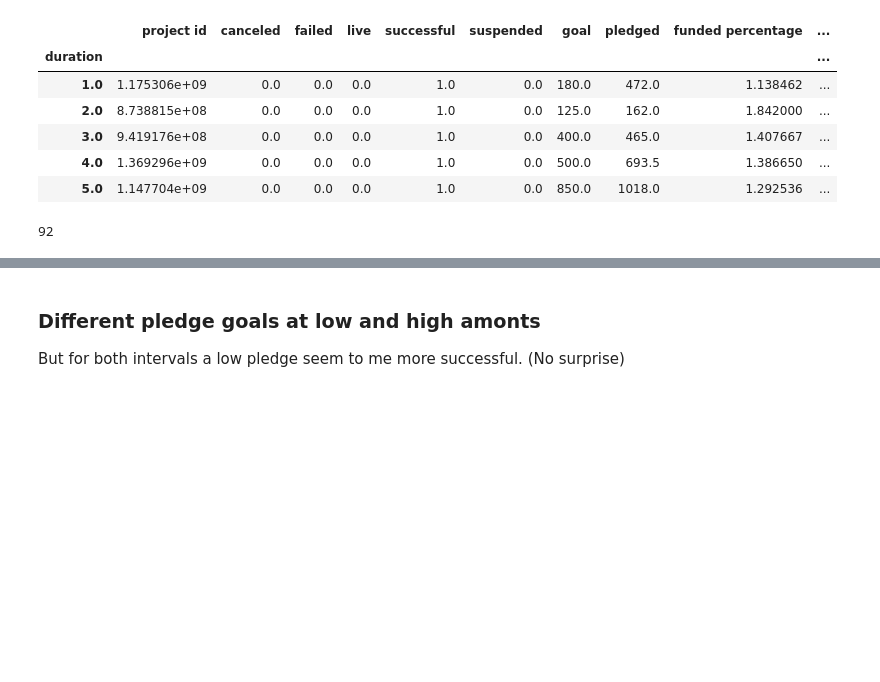
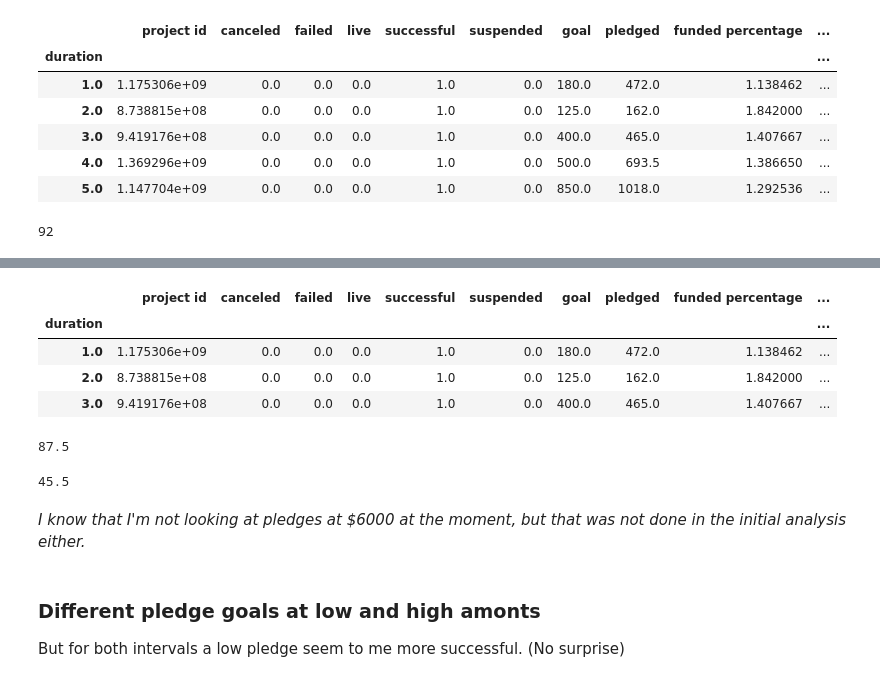
Before and after one commit to yhpf/kickstarter, a Jupyter notebook: kickstarter2.ipynb, the cells around one changed output, grey strips where cells are left out. Drawn from its saved outputs; the diff is of its cells as text; code cells hidden in the pictures; blank space fills up the shorter version.

```diff
--- a/kickstarter2.ipynb
+++ b/kickstarter2.ipynb
@@ -502,3 +522,27 @@ Hantera extremvarden genom att titta pa pledge medianvardet for varje duration.
+# %%
+# Make duration (index) a column in the DF
+cykel['duration'] = cykel.index
+cykel.head(3)
+# %% [output]
+|  | project id | canceled | failed | live | successful | suspended | goal | pledged | funded percentage | ... |
+| duration |  |  |  |  |  |  |  |  |  | ... |
+| 1.0 | 1.175306e+09 | 0.0 | 0.0 | 0.0 | 1.0 | 0.0 | 180.0 | 472.0 | 1.138462 | ... |
+| 2.0 | 8.738815e+08 | 0.0 | 0.0 | 0.0 | 1.0 | 0.0 | 125.0 | 162.0 | 1.842000 | ... |
+| 3.0 | 9.419176e+08 | 0.0 | 0.0 | 0.0 | 1.0 | 0.0 | 400.0 | 465.0 | 1.407667 | ... |
+# %%
+# Average duration for pledge >$6000 (based on median pledges grouped per duration)
+cykel_more = cykel.loc[cykel['pledged'] > 6000]
+cykel_more['duration'].median()
+# %% [output]
+87.5
+# %%
+# Average duration for pledge <$6000 (based on median pledges grouped per duration)
+cykel_less = cykel.loc[cykel['pledged'] < 6000]
+cykel_less['duration'].median()
+# %% [output]
+45.5
+# %% [markdown]
+*I know that I'm not looking at pledges at $6000 at the moment, but that was not done in the initial analysis either.*
 # %% [markdown]
 ### Different pledge goals at low and high amonts
 But for both intervals a low pledge seem to me more successful. (No surprise)
```
Also changed, not shown: parts of 9 cells of this notebook.
